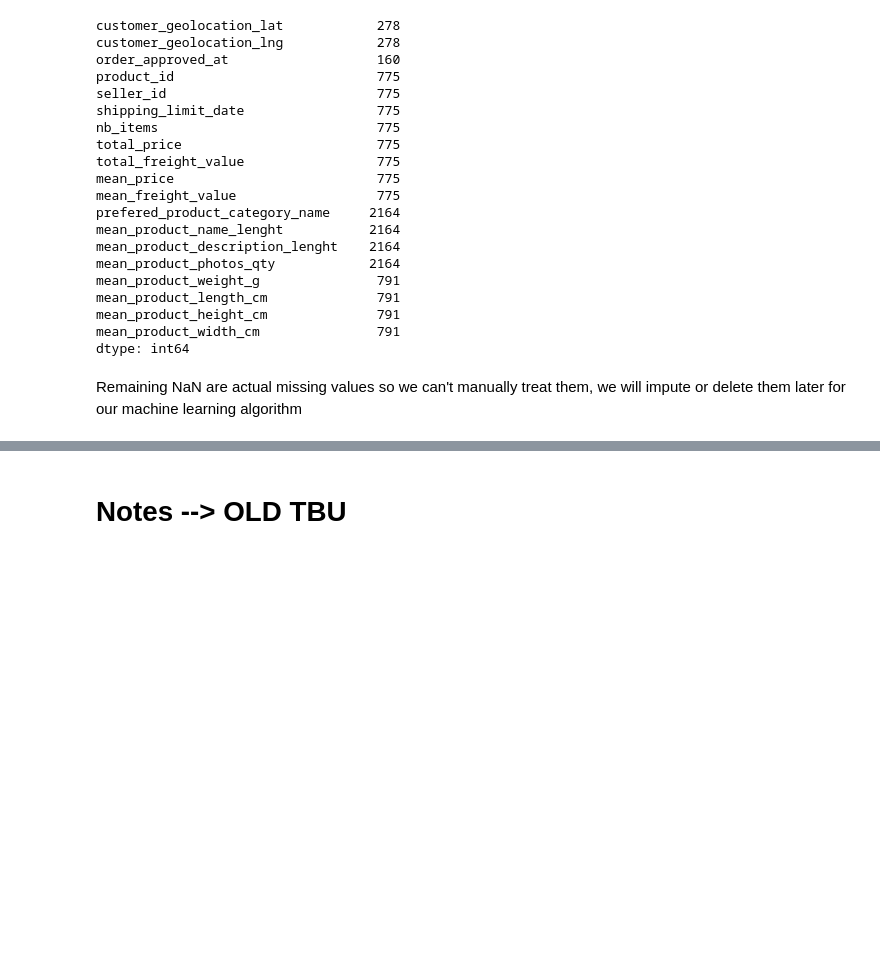
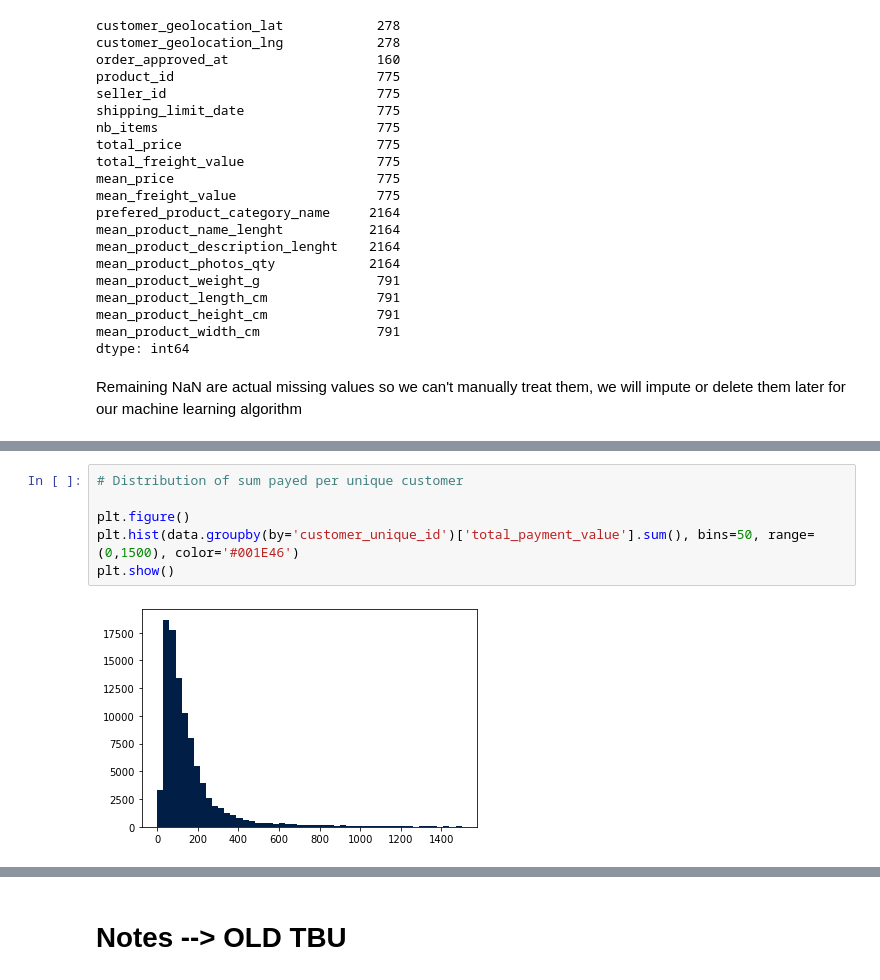
Before and after one commit to RobinPbt/P5-Openclassrooms, a Jupyter notebook: P5_cleaning.ipynb, the cells around one changed output, grey strips where cells are left out. Cells and saved outputs as stored; diff of their text form; blank space fills up the shorter version.

```diff
--- a/P5_cleaning.ipynb
+++ b/P5_cleaning.ipynb
@@ -1395,0 +1395,8 @@ data.shape
+# %%
+# Distribution of sum payed per unique customer
+
+plt.figure()
+plt.hist(data.groupby(by='customer_unique_id')['total_payment_value'].sum(), bins=50, range=(0,1500), color='#001E46')
+plt.show()
+# %% [output]
+[figure, added]
```
Also changed, not shown: parts of 106 cells of this notebook.
